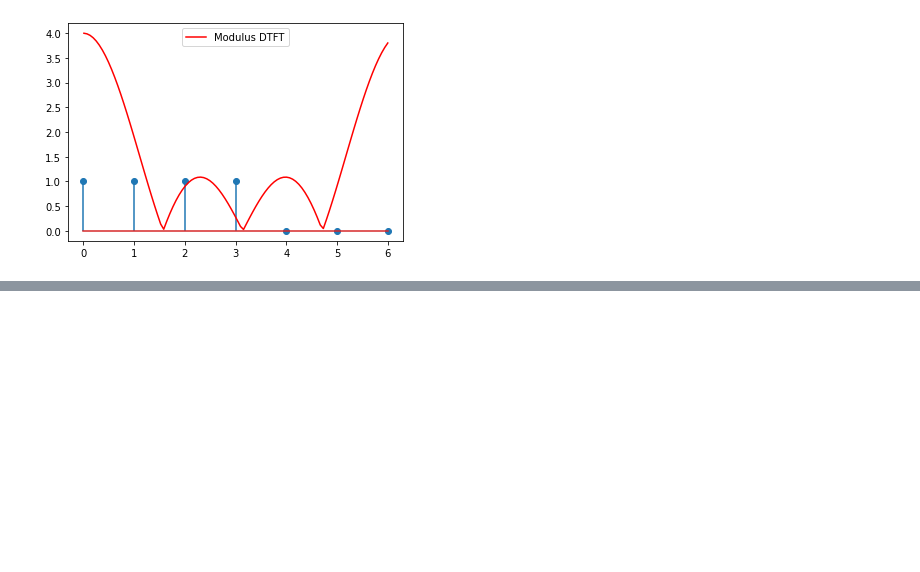
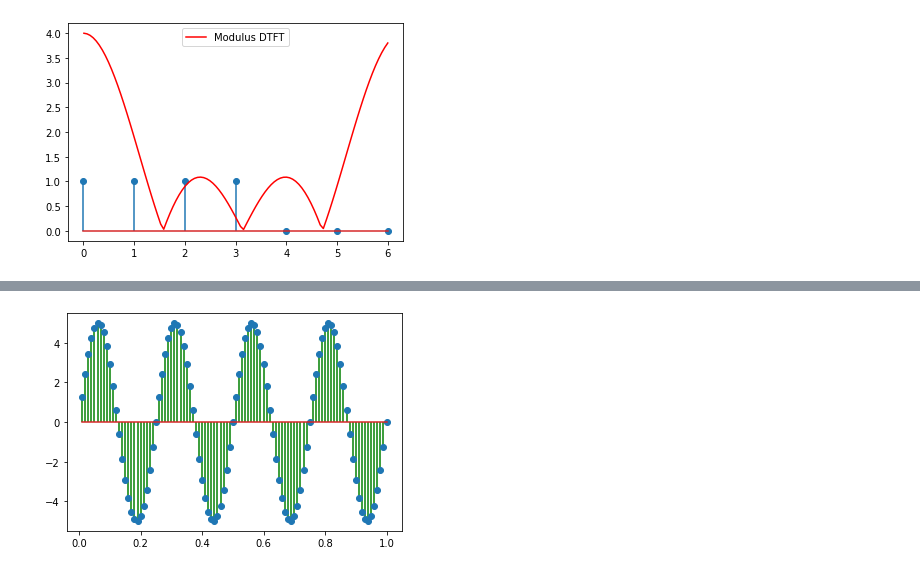
Before and after one commit to leonardoSaaads/ProcessamentoDigitalSinais, a Jupyter notebook: Unidade 1/DTFT.ipynb, the cells around one changed output, grey strips where cells are left out. Saved outputs shown, nothing was run; the diff lists cells and outputs as text; code cells hidden in the pictures; blank space fills up the shorter version.

```diff
--- a/Unidade 1/DTFT.ipynb
+++ b/Unidade 1/DTFT.ipynb
@@ -94,0 +97,16 @@ plt.show()
+# %%
+import numpy as np
+import matplotlib.pyplot as plt
+
+aplt = 5                             # Amplitude de Onda
+freq = 4                             # Frequência (Hz)
+psi = 0                              # Fase do sinal
+w = 2*np.pi*freq                     # Velocidade angular (rad/s)
+t = np.linspace(0.01, 1, 100)        # Definindo um array de tempo (s)
+sin_signal = aplt*np.sin(w*t + psi)  # Sinal de onda - Seno
+
+# Visualizando Amostragem no tempo:
+plt.stem(t, sin_signal, 'green')       # Plotando seno - verde
+plt.show()
+# %% [output]
+[figure, added]
```
Also changed, not shown: parts of 9 cells of this notebook.
